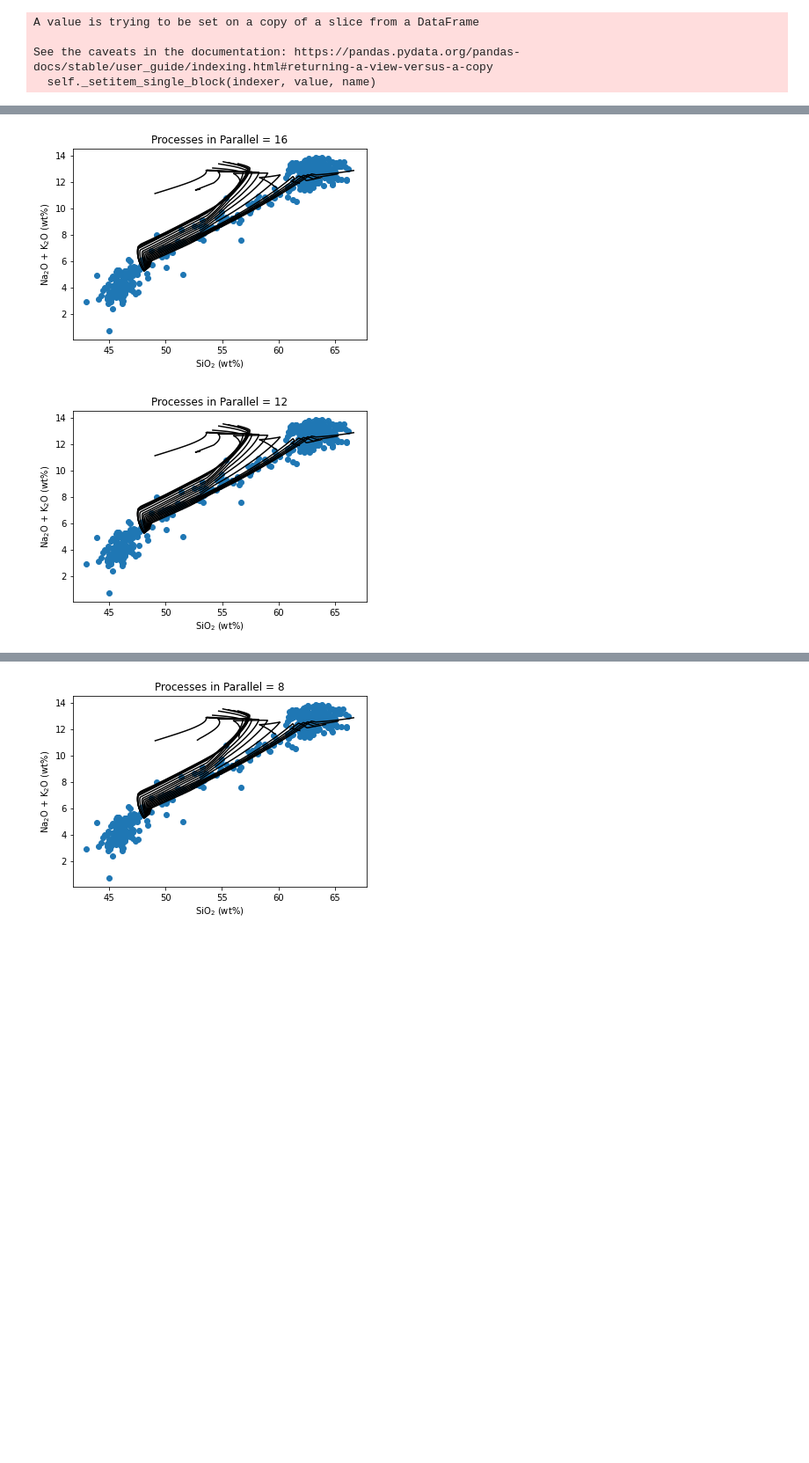
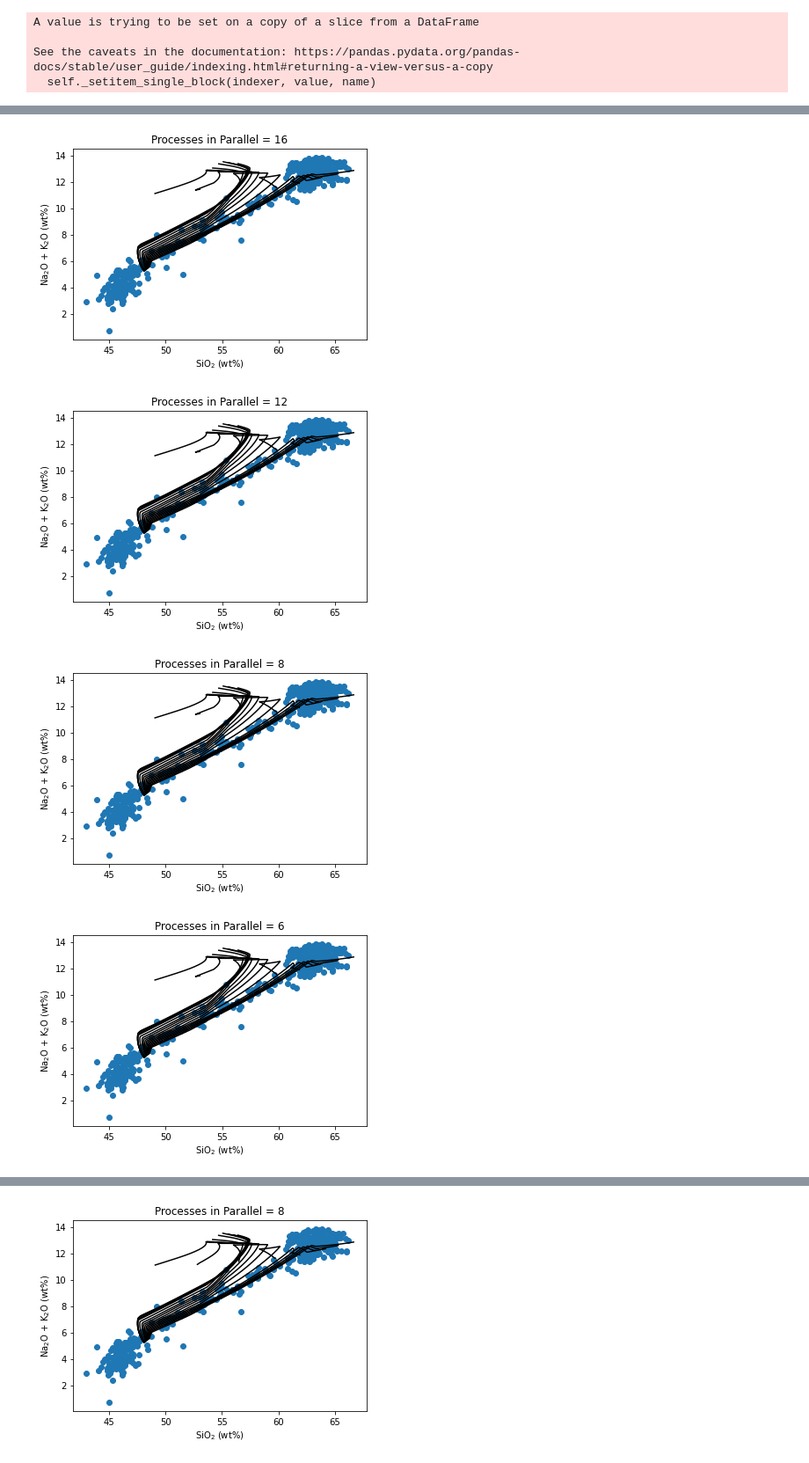
Before and after one commit to gleesonm1/PetThermoTools, a Jupyter notebook: Examples/CrystallisationTests/AzoresCrystallisation.ipynb, the cells around one changed output, grey strips where cells are left out. Shown at 88% size. Cells and saved outputs as stored; diff of their text form; code cells hidden in the pictures; blank space fills up the shorter version.

```diff
--- a/Examples/CrystallisationTests/AzoresCrystallisation.ipynb
+++ b/Examples/CrystallisationTests/AzoresCrystallisation.ipynb
@@ -76,7 +62,7 @@ Results
 # %%
 P = np.linspace(1000, 8000, 16)
 # %%
-Core = np.array([16, 12])#, 8, 6, 4, 2, 1])
+Core = np.array([16, 12, 8, 6, 4, 2, 1])
 Time = np.zeros(len(Core))
 for i in range(len(Core)):
     Start = time.time()
@@ -98,2 +120,4 @@ for i in range(len(Core)):
 [figure]
 [figure]
+[figure, added]
+[figure, added]
```
Also changed, not shown: parts of 5 cells of this notebook, 14 other files.
